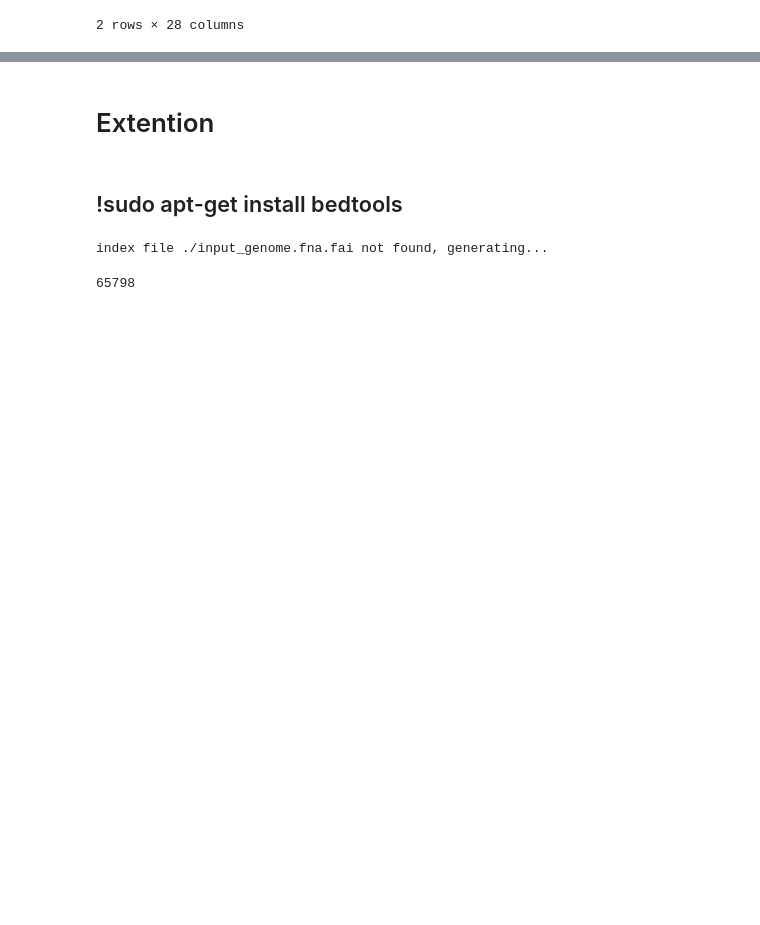
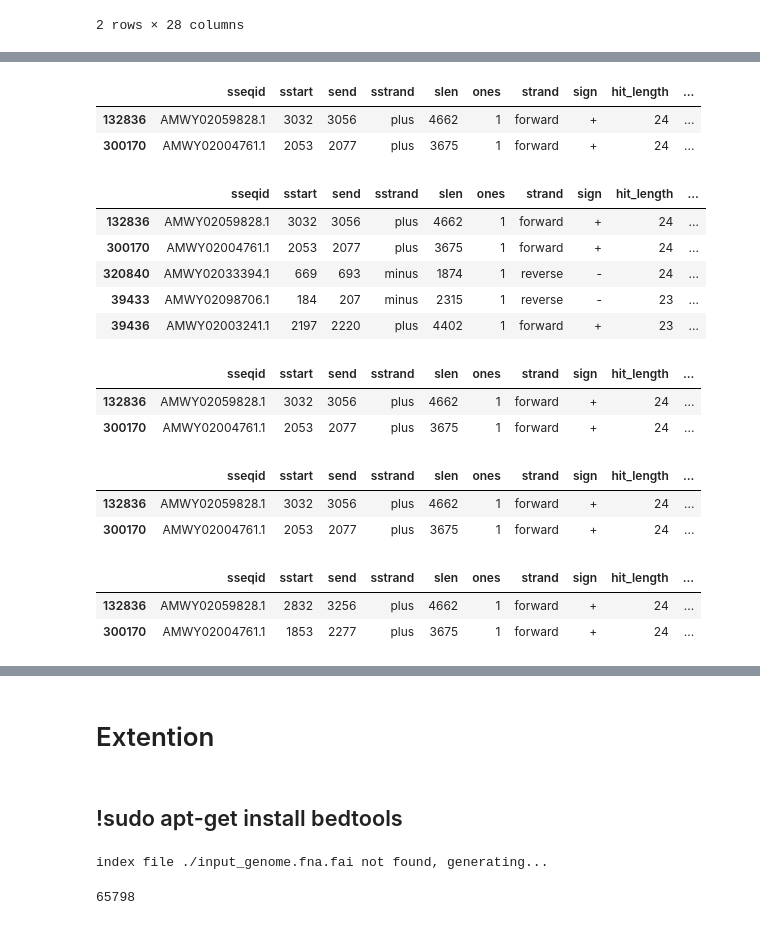
Before and after one commit to Ilia-Abolhasani/amir-p3, a Jupyter notebook: Code.ipynb, the cells around one changed output, grey strips where cells are left out. Saved outputs shown, nothing was run; the diff lists cells and outputs as text; code cells hidden in the pictures; blank space fills up the shorter version.

```diff
--- a/Code.ipynb
+++ b/Code.ipynb
@@ -481,0 +434,5 @@ df.head(5)
+# %%
+flanking_value = 200
+df = df_blastn[['sseqid', 'sstart', 'send', 'sstrand','slen']]
+df['ones'] = 1
+df.head()
@@ -481,0 +499,3 @@ df.head(5)
+# %%
+df['hit_length'] = df.apply(lambda row: abs(row['send'] - row['sstart']) + 1 ,axis=1)
+df.head()
@@ -481,0 +511,3 @@ df.head(5)
+# %%
+df['sstart'] = df['sstart'].apply(lambda x: x - 1)
+df.head()
@@ -481,0 +521,39 @@ df.head(5)
+# %%
+df['downstream_flanking'] = df['sstart'].apply(lambda x:  flanking_value if x > flanking_value else x)
+df.head(2)
+# %% [output]
+|  | sseqid | sstart | send | sstrand | slen | ones | strand | sign | hit_length | ... |
+| 132836 | AMWY02059828.1 | 3032 | 3056 | plus | 4662 | 1 | forward | + | 24 | ... |
+| 300170 | AMWY02004761.1 | 2053 | 2077 | plus | 3675 | 1 | forward | + | 24 | ... |
+# %%
+df['upstream_flanking'] = df.apply(lambda row:  flanking_value if (row['send']+flanking_value) <= row['slen'] else row['slen'] - row['send'],axis=1)
+df.head()
+# %% [output]
+|  | sseqid | sstart | send | sstrand | slen | ones | strand | sign | hit_length | ... |
+| 132836 | AMWY02059828.1 | 3032 | 3056 | plus | 4662 | 1 | forward | + | 24 | ... |
+| 300170 | AMWY02004761.1 | 2053 | 2077 | plus | 3675 | 1 | forward | + | 24 | ... |
+| 320840 | AMWY02033394.1 | 669 | 693 | minus | 1874 | 1 | reverse | - | 24 | ... |
+| 39433 | AMWY02098706.1 | 184 | 207 | minus | 2315 | 1 | reverse | - | 23 | ... |
+| 39436 | AMWY02003241.1 | 2197 | 2220 | plus | 4402 | 1 | forward | + | 23 | ... |
+# %%
+df['hit_start'] = df.apply(lambda row: row['downstream_flanking'] if row['sign'] == "+" else row['upstream_flanking'],axis=1)
+df.head(2)
+# %% [output]
+|  | sseqid | sstart | send | sstrand | slen | ones | strand | sign | hit_length | ... |
+| 132836 | AMWY02059828.1 | 3032 | 3056 | plus | 4662 | 1 | forward | + | 24 | ... |
+| 300170 | AMWY02004761.1 | 2053 | 2077 | plus | 3675 | 1 | forward | + | 24 | ... |
+# %%
+df['hit_end'] = df.apply(lambda row: row['downstream_flanking'] + row['hit_length'] if row['sign'] == "+" else row['upstream_flanking'] + row['hit_length'],axis=1)
+df.head(2)
+# %% [output]
+|  | sseqid | sstart | send | sstrand | slen | ones | strand | sign | hit_length | ... |
+| 132836 | AMWY02059828.1 | 3032 | 3056 | plus | 4662 | 1 | forward | + | 24 | ... |
+| 300170 | AMWY02004761.1 | 2053 | 2077 | plus | 3675 | 1 | forward | + | 24 | ... |
+# %%
+df['sstart'] = df['sstart'].apply(lambda x: max(x - flanking_value, 0))
+df['send'] = df.apply(lambda row: min(row['send'] + flanking_value , row['slen']),axis=1)
+df.head(2)
+# %% [output]
+|  | sseqid | sstart | send | sstrand | slen | ones | strand | sign | hit_length | ... |
+| 132836 | AMWY02059828.1 | 2832 | 3256 | plus | 4662 | 1 | forward | + | 24 | ... |
+| 300170 | AMWY02004761.1 | 1853 | 2277 | plus | 3675 | 1 | forward | + | 24 | ... |
```
Also changed, not shown: parts of 29 cells of this notebook, 1 other file.
